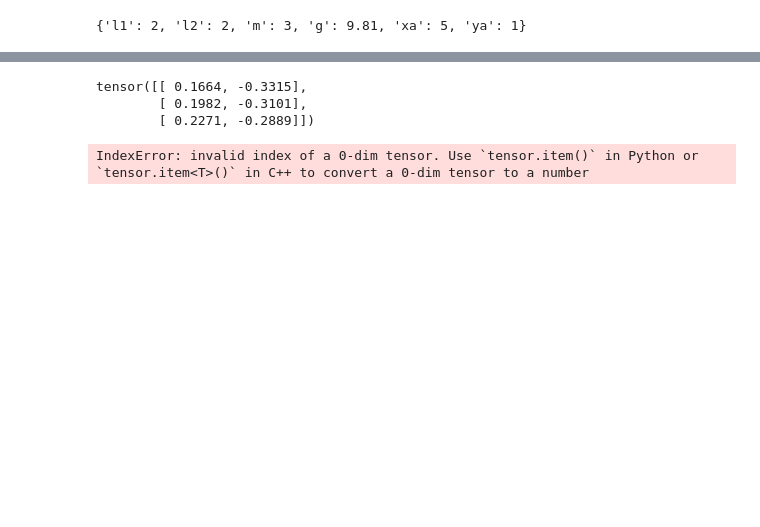
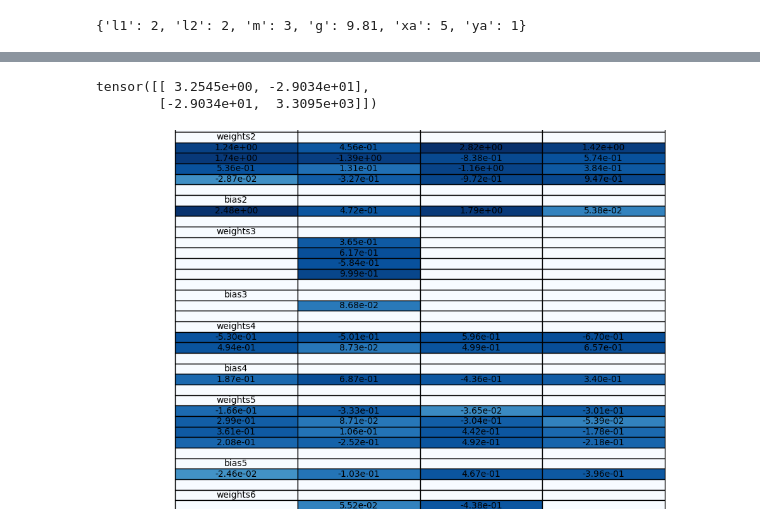
Before and after one commit to kianheus/MSc_Thesis, a Jupyter notebook: Kian_code/Learn Transform.ipynb, the cells around one changed output, grey strips where cells are left out. Cells and saved outputs as stored; diff of their text form; code cells hidden in the pictures; blank space fills up the shorter version.

```diff
--- a/Kian_code/Learn Transform.ipynb
+++ b/Kian_code/Learn Transform.ipynb
@@ -256,43 +480,22 @@ NameError: name 'loss' is not defined
 # %%
-class DummyModel(nn.Module):
-    def __init__(self):
-        super().__init__()
-        self.encoder = nn.Linear(2, 5)
+J_h_inv_trans = torch.tensor([[-1.0020e-01, -4.2116e-01],
+                         [ 1.3435e+02, -1.2911e+02]])
+M_q = torch.tensor([[12.0000, 11.9141],
+                         [11.9141, 12.0000]])
+J_h_inv = torch.tensor([[-1.0020e-01,  1.3435e+02],
+                         [-4.2116e-01, -1.2911e+02]])
 
+M_th = J_h_inv_trans @ M_q @ J_h_inv
 
-    def forward(self, q):
-        return nn.functional.sigmoid(self.encoder(q))
-
-
-dummy_model = DummyModel()
+print(M_th)
+# %% [output]
+tensor([[ 3.2545e+00, -2.9034e+01],
+        [-2.9034e+01,  3.3095e+03]])
-# %%
-B = 3
-q_in = torch.tensor([[1., 4.],
-                     [2., 5.],
-                     [3., 6.]])
-q_in.requires_grad = True
-out = dummy_model(q_in)
-
-partials = torch.autograd.grad(outputs=out, inputs=q_in, grad_outputs=torch.ones_like(out), retain_graph=False, create_graph=False)[0]
-print(partials)
-# %% [output]
-tensor([[ 0.1664, -0.3315],
-        [ 0.1982, -0.3101],
-        [ 0.2271, -0.2889]])
-# %%
-from torch.func import jacfwd, vmap
-
-x = torch.randn(64, 2)
-jacobian = vmap(jacfwd(compute_theta))(x)
-print(jacobian)
-print(jacobian.shape)
-# %% [output]
-IndexError: invalid index of a 0-dim tensor. Use `tensor.item()` in Python or `tensor.item<T>()` in C++ to convert a 0-dim tensor to a number
 # %%
 import random
 import string
 
-max_neurons = 8
+max_neurons = 4
 blank_layer = [None for _ in range(max_neurons)]
 
 table_layers = []
@@ -327,30 +530,32 @@ for idx, param in enumerate(model.parameters()):
 numeric_values = np.zeros((len(table_layers), max_neurons))
 for i, row in enumerate(table_layers):
     for j, item in enumerate(row):
         if item not in (None, "weights1", "weights2", "bias1", "bias2"):  # Replace with relevant layer names
             try:
                 numeric_values[i, j] = (float(item))
             except ValueError:
                 pass
 
 min_val, max_val = numeric_values.min(), numeric_values.max()
 
 
 # Step 2: Apply a logarithmic transformation, setting a small threshold to avoid log(0)
 threshold = 1e-5
 log_values = np.log10(np.clip(np.abs(numeric_values), threshold, None))
 
 # Normalize the log-scaled values to range between 0 and 1
 normalized_values = (log_values - log_values.min()) / (log_values.max() - log_values.min())
 colors = plt.cm.Blues(normalized_values)
 
 
 # Plot the table
 fig, ax = plt.subplots(figsize=(10, 6))
 ax.axis('tight')
 ax.axis('off')
 
 # Create table
 table = plt.table(cellText=table_layers, cellColours=colors, loc='center', cellLoc='center')
 
 plt.show()
+# %% [output]
+[figure, added]
```
Also changed, not shown: parts of 11 cells of this notebook.
